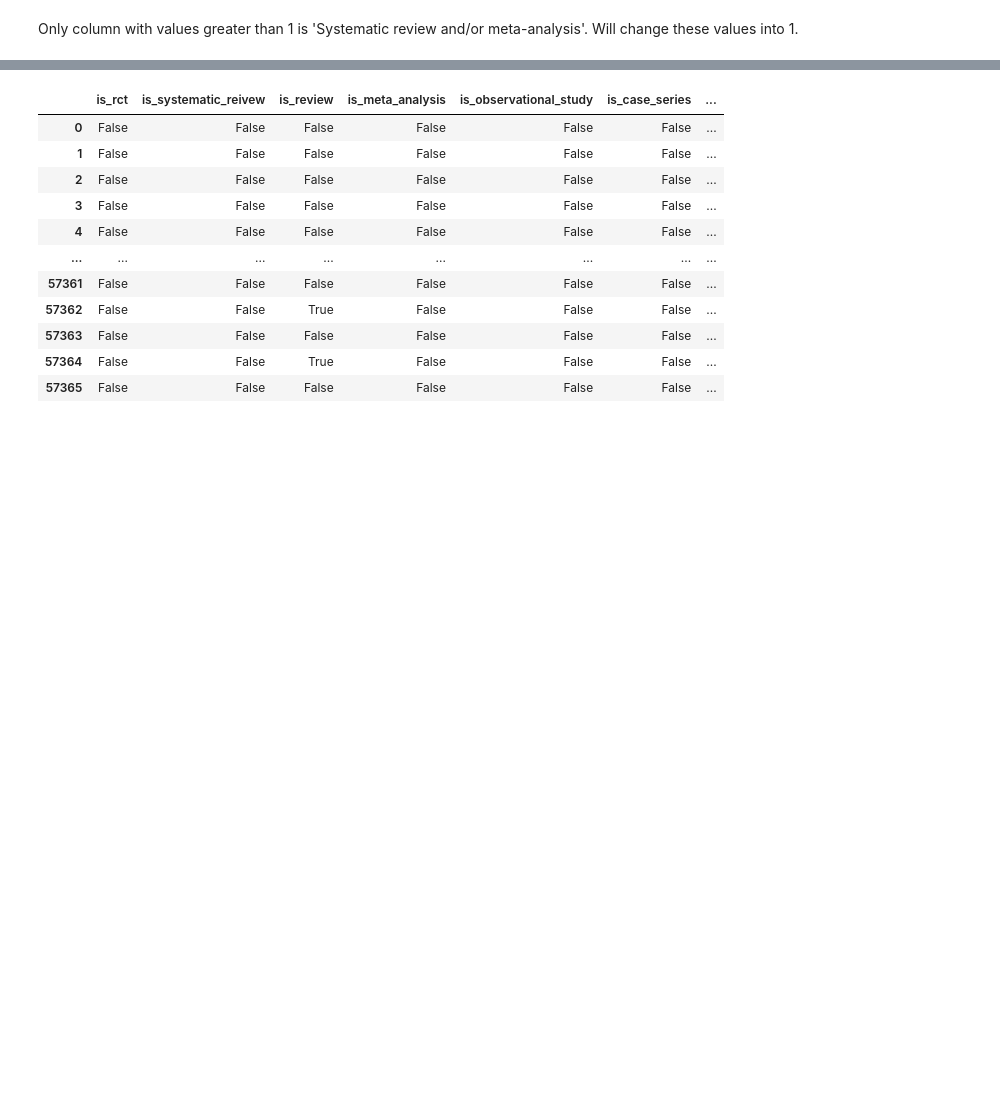
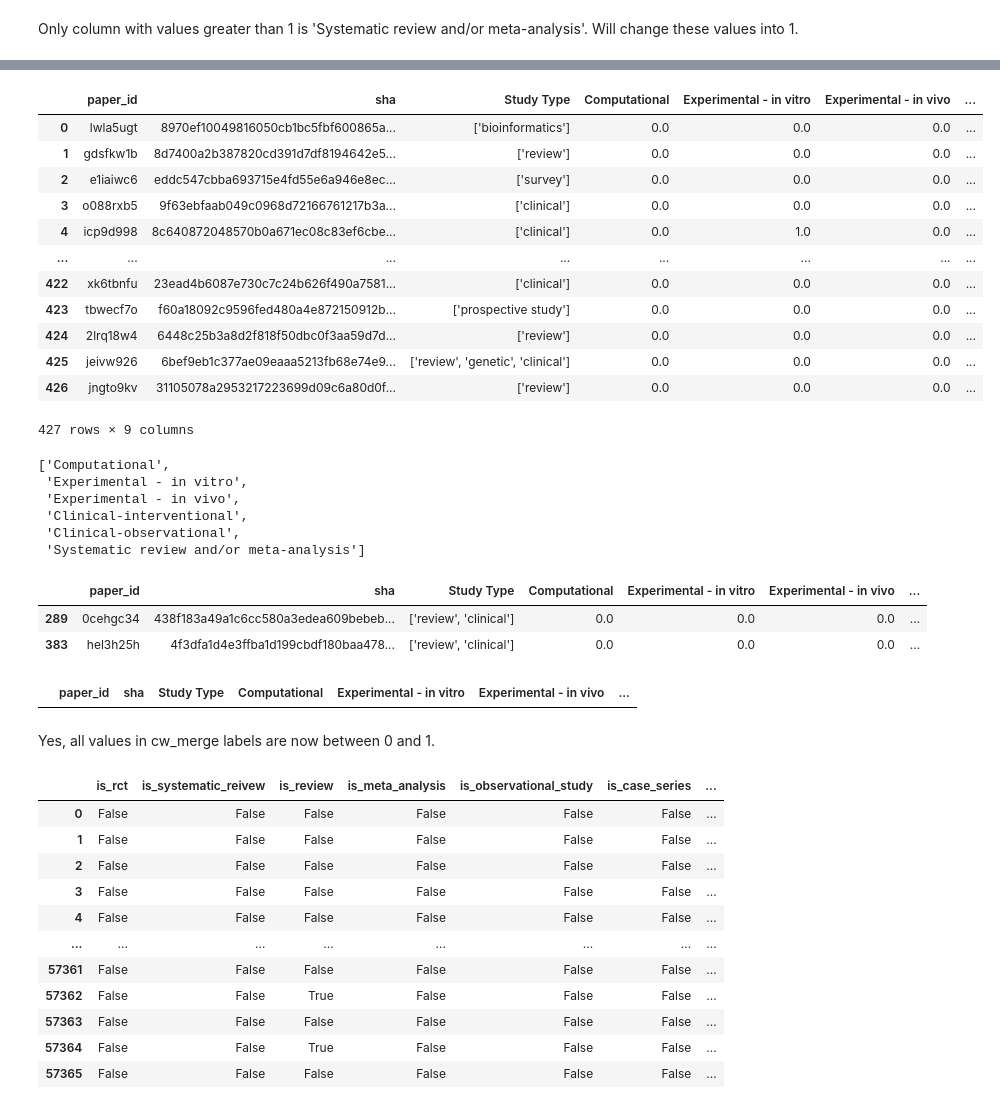
Before and after one commit to mindyng/Covid19, a Jupyter notebook: StudyTypeAnnotations.ipynb, the cells around one changed output, grey strips where cells are left out. Cells and saved outputs as stored; diff of their text form; code cells hidden in the pictures; blank space fills up the shorter version.

```diff
--- a/StudyTypeAnnotations.ipynb
+++ b/StudyTypeAnnotations.ipynb
@@ -397,0 +427,7 @@ Only column with values greater than 1 is 'Systematic review and/or meta-analysi
+# %%
+cw_merge = cw_merge.drop(columns = [
+                      'Assignee',
+                      'cord_uid',
+                      'sha_y',
+                      'title',
+                      'url'])
@@ -397,0 +448,3 @@ Only column with values greater than 1 is 'Systematic review and/or meta-analysi
+# %%
+cw_merge = cw_merge.rename(columns={'sha_x': 'sha'})
+cw_merge
@@ -398,2 +465,37 @@ Only column with values greater than 1 is 'Systematic review and/or meta-analysi
+# %%
+#Reorder columns
+cols = list(kg_merge)
+cw_merge = cw_merge[cols]
+cw_merge
+# %% [output]
+|  | paper_id | sha | Study Type | Computational | Experimental - in vitro | Experimental - in vivo | ... |
+| 0 | lwla5ugt | 8970ef10049816050cb1bc5fbf600865a... | ['bioinformatics'] | 0.0 | 0.0 | 0.0 | ... |
+| 1 | gdsfkw1b | 8d7400a2b387820cd391d7df8194642e5... | ['review'] | 0.0 | 0.0 | 0.0 | ... |
+| 2 | e1iaiwc6 | eddc547cbba693715e4fd55e6a946e8ec... | ['survey'] | 0.0 | 0.0 | 0.0 | ... |
+| 3 | o088rxb5 | 9f63ebfaab049c0968d72166761217b3a... | ['clinical'] | 0.0 | 0.0 | 0.0 | ... |
+| 4 | icp9d998 | 8c640872048570b0a671ec08c83ef6cbe... | ['clinical'] | 0.0 | 1.0 | 0.0 | ... |
+| ... | ... | ... | ... | ... | ... | ... | ... |
+| 422 | xk6tbnfu | 23ead4b6087e730c7c24b626f490a7581... | ['clinical'] | 0.0 | 0.0 | 0.0 | ... |
+| 423 | tbwecf7o | f60a18092c9596fed480a4e872150912b... | ['prospective study'] | 0.0 | 0.0 | 0.0 | ... |
+| 424 | 2lrq18w4 | 6448c25b3a8d2f818f50dbc0f3aa59d7d... | ['review'] | 0.0 | 0.0 | 0.0 | ... |
+| 425 | jeivw926 | 6bef9eb1c377ae09eaaa5213fb68e74e9... | ['review', 'genetic', 'clinical'] | 0.0 | 0.0 | 0.0 | ... |
+| 426 | jngto9kv | 31105078a2953217223699d09c6a80d0f... | ['review'] | 0.0 | 0.0 | 0.0 | ... |
+427 rows × 9 columns
+# %%
+columns = list(cw_merge.iloc[:,3:])
+columns
+# %% [output]
+['Computational',
+ 'Experimental - in vitro',
+ 'Experimental - in vivo',
+ 'Clinical-interventional',
+ 'Clinical-observational',
+ 'Systematic review and/or meta-analysis']
+# %%
+cw_merge[cw_merge['Systematic review and/or meta-analysis'] > 1]
+# %% [output]
+|  | paper_id | sha | Study Type | Computational | Experimental - in vitro | Experimental - in vivo | ... |
+| 289 | 0cehgc34 | 438f183a49a1c6cc580a3edea609bebeb... | ['review', 'clinical'] | 0.0 | 0.0 | 0.0 | ... |
+| 383 | hel3h25h | 4f3dfa1d4e3ffba1d199cbdf180baa478... | ['review', 'clinical'] | 0.0 | 0.0 | 0.0 | ... |
 # %%
 count = 0
@@ -406,4 +508,10 @@ for i in shared2['mapped']:
     count +=1
+# %%
+cw_merge[cw_merge['Systematic review and/or meta-analysis'] > 1]
+# %% [output]
+|  | paper_id | sha | Study Type | Computational | Experimental - in vitro | Experimental - in vivo | ... |
+# %% [markdown]
+Yes, all values in cw_merge labels are now between 0 and 1.
 # %%
 pm_labels = pd.read_csv('metadata_extra_info_from_pubmed_db.csv')
 pm_labels
```
Also changed, not shown: parts of 5 cells of this notebook.
